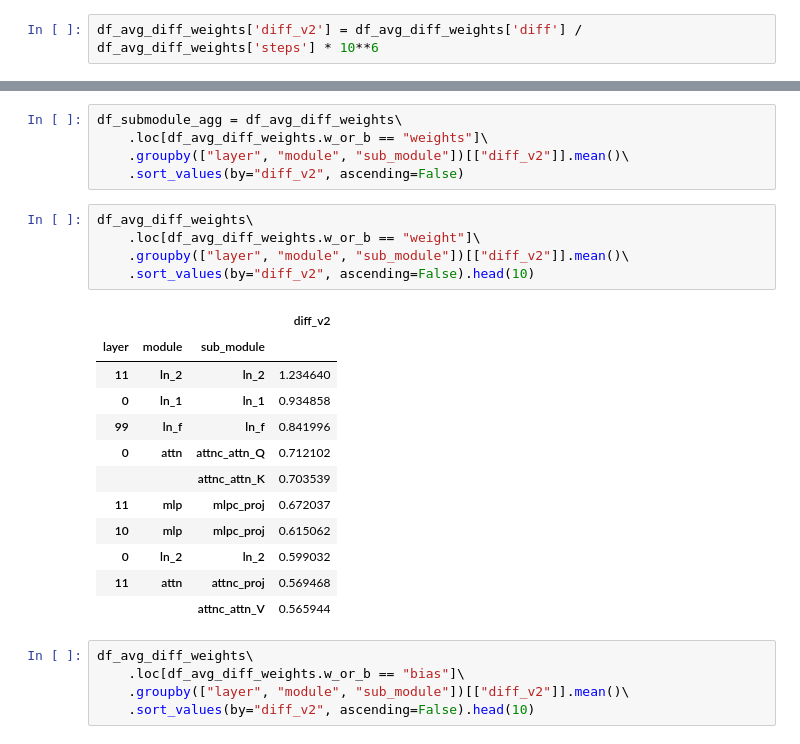
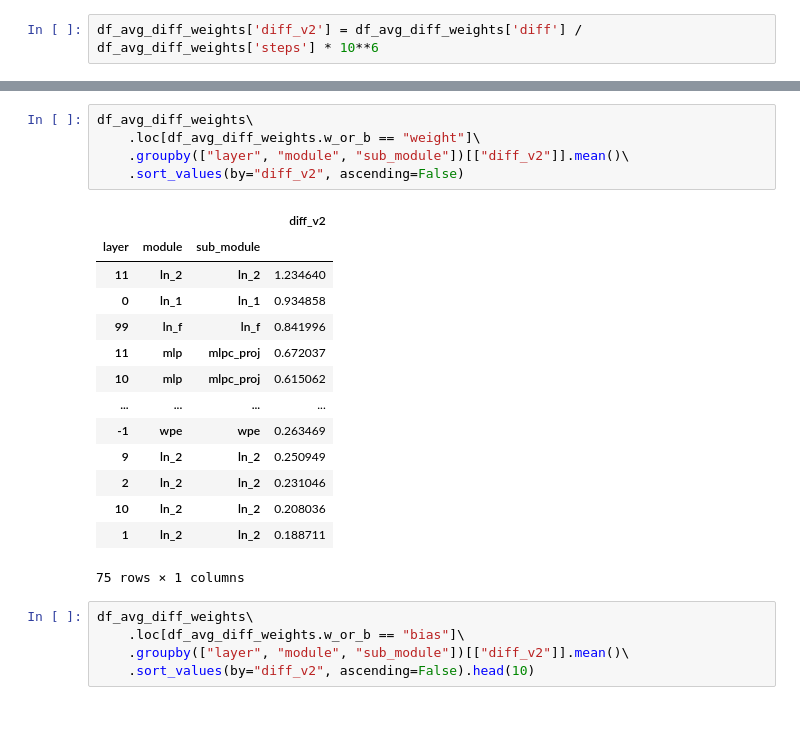
Before and after one commit to joonable/domain_adaptation_m2d2, a Jupyter notebook: 230608_anal_weights_v3.ipynb, the cells around one changed output, grey strips where cells are left out. Cells and saved outputs as stored; diff of their text form; blank space fills up the shorter version.

```diff
--- a/230608_anal_weights_v3.ipynb
+++ b/230608_anal_weights_v3.ipynb
@@ -272,26 +364,23 @@ df_avg_diff_weights.head()
 # %%
-df_submodule_agg = df_avg_diff_weights\
-    .loc[df_avg_diff_weights.w_or_b == "weights"]\
+df_avg_diff_weights\
+    .loc[df_avg_diff_weights.w_or_b == "weight"]\
     .groupby(["layer", "module", "sub_module"])[["diff_v2"]].mean()\
     .sort_values(by="diff_v2", ascending=False)
+# %% [output]
+|  |  |  | diff_v2 |
+| layer | module | sub_module |  |
+| 11 | ln_2 | ln_2 | 1.234640 |
+| 0 | ln_1 | ln_1 | 0.934858 |
+| 99 | ln_f | ln_f | 0.841996 |
+| 11 | mlp | mlpc_proj | 0.672037 |
+| 10 | mlp | mlpc_proj | 0.615062 |
+| ... | ... | ... | ... |
+| -1 | wpe | wpe | 0.263469 |
+| 9 | ln_2 | ln_2 | 0.250949 |
+| 2 | ln_2 | ln_2 | 0.231046 |
+| 10 | ln_2 | ln_2 | 0.208036 |
+| 1 | ln_2 | ln_2 | 0.188711 |
+75 rows × 1 columns
-# %%
-df_avg_diff_weights\
-    .loc[df_avg_diff_weights.w_or_b == "weight"]\
-    .groupby(["layer", "module", "sub_module"])[["diff_v2"]].mean()\
-    .sort_values(by="diff_v2", ascending=False).head(10)
-# %% [output]
-|  |  |  | diff_v2 |
-| layer | module | sub_module |  |
-| 11 | ln_2 | ln_2 | 1.234640 |
-| 0 | ln_1 | ln_1 | 0.934858 |
-| 99 | ln_f | ln_f | 0.841996 |
-| 0 | attn | attnc_attn_Q | 0.712102 |
-|  |  | attnc_attn_K | 0.703539 |
-| 11 | mlp | mlpc_proj | 0.672037 |
-| 10 | mlp | mlpc_proj | 0.615062 |
-| 0 | ln_2 | ln_2 | 0.599032 |
-| 11 | attn | attnc_proj | 0.569468 |
-|  |  | attnc_attn_V | 0.565944 |
 # %%
 df_avg_diff_weights\
     .loc[df_avg_diff_weights.w_or_b == "bias"]\
```
Also changed, not shown: parts of 16 cells of this notebook, 3 other files.
